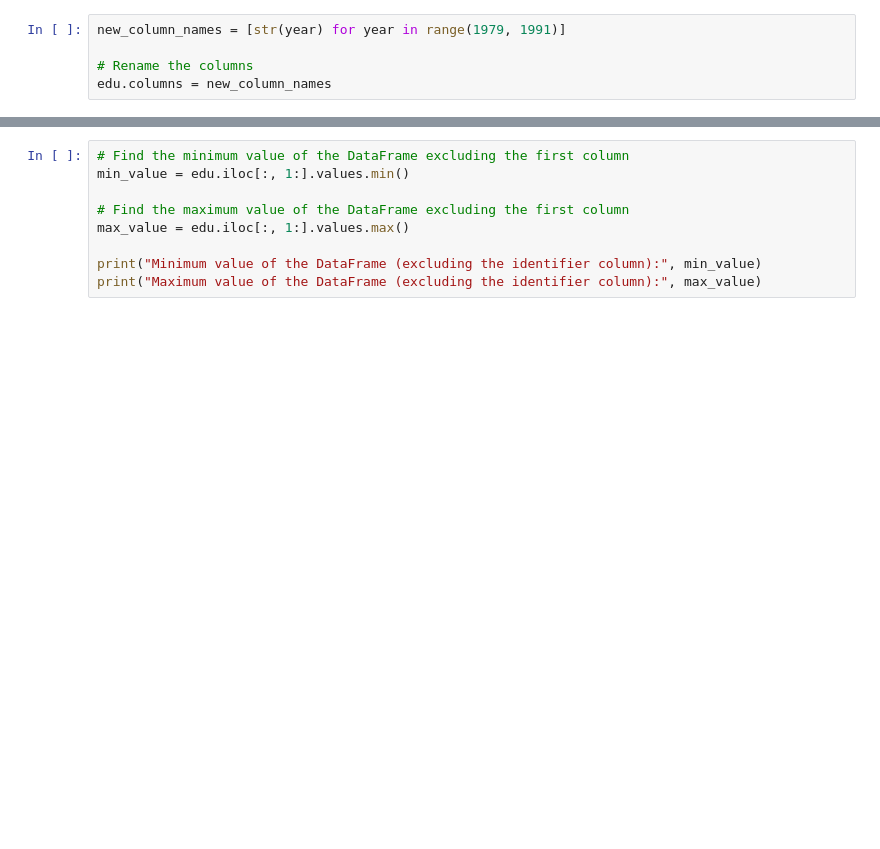
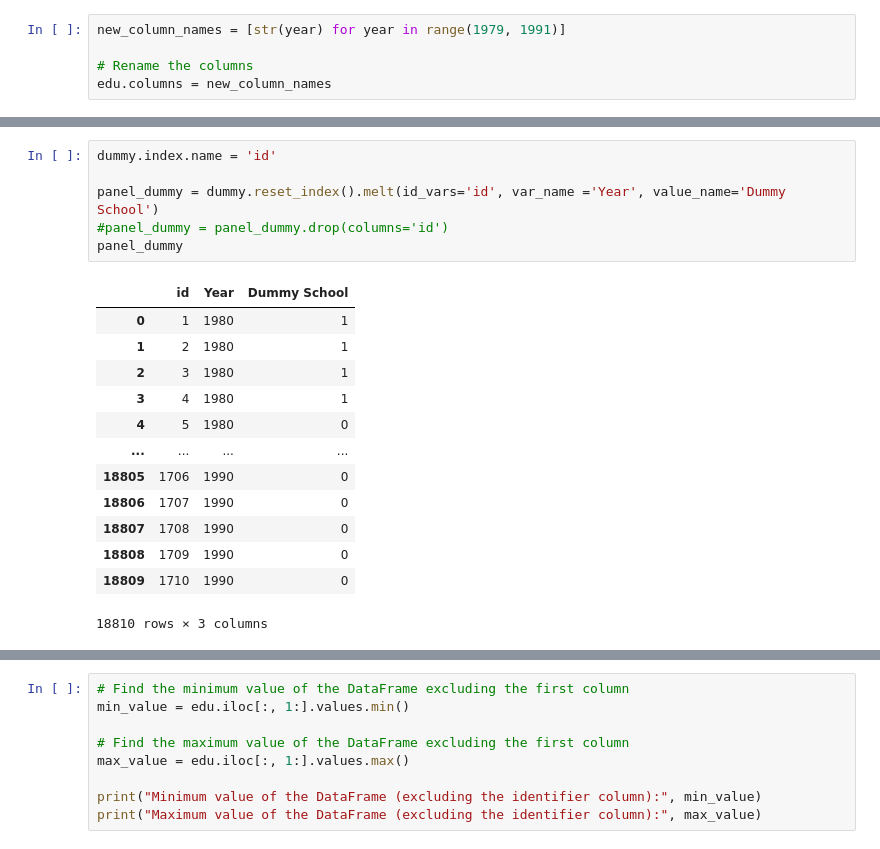
Before and after one commit to fls808/Dynamic-Programming, a Jupyter notebook: Data.ipynb, the cells around one changed output, grey strips where cells are left out. Drawn from its saved outputs; the diff is of its cells as text; blank space fills up the shorter version.

```diff
--- a/Data.ipynb
+++ b/Data.ipynb
@@ -125,0 +143,20 @@ edu
+# %%
+dummy.index.name = 'id'
+
+panel_dummy = dummy.reset_index().melt(id_vars='id', var_name ='Year', value_name='Dummy School')
+#panel_dummy = panel_dummy.drop(columns='id')
+panel_dummy
+# %% [output]
+|  | id | Year | Dummy School |
+| 0 | 1 | 1980 | 1 |
+| 1 | 2 | 1980 | 1 |
+| 2 | 3 | 1980 | 1 |
+| 3 | 4 | 1980 | 1 |
+| 4 | 5 | 1980 | 0 |
+| ... | ... | ... | ... |
+| 18805 | 1706 | 1990 | 0 |
+| 18806 | 1707 | 1990 | 0 |
+| 18807 | 1708 | 1990 | 0 |
+| 18808 | 1709 | 1990 | 0 |
+| 18809 | 1710 | 1990 | 0 |
+18810 rows × 3 columns
```
Also changed, not shown: parts of 7 cells of this notebook, 1 other file.
